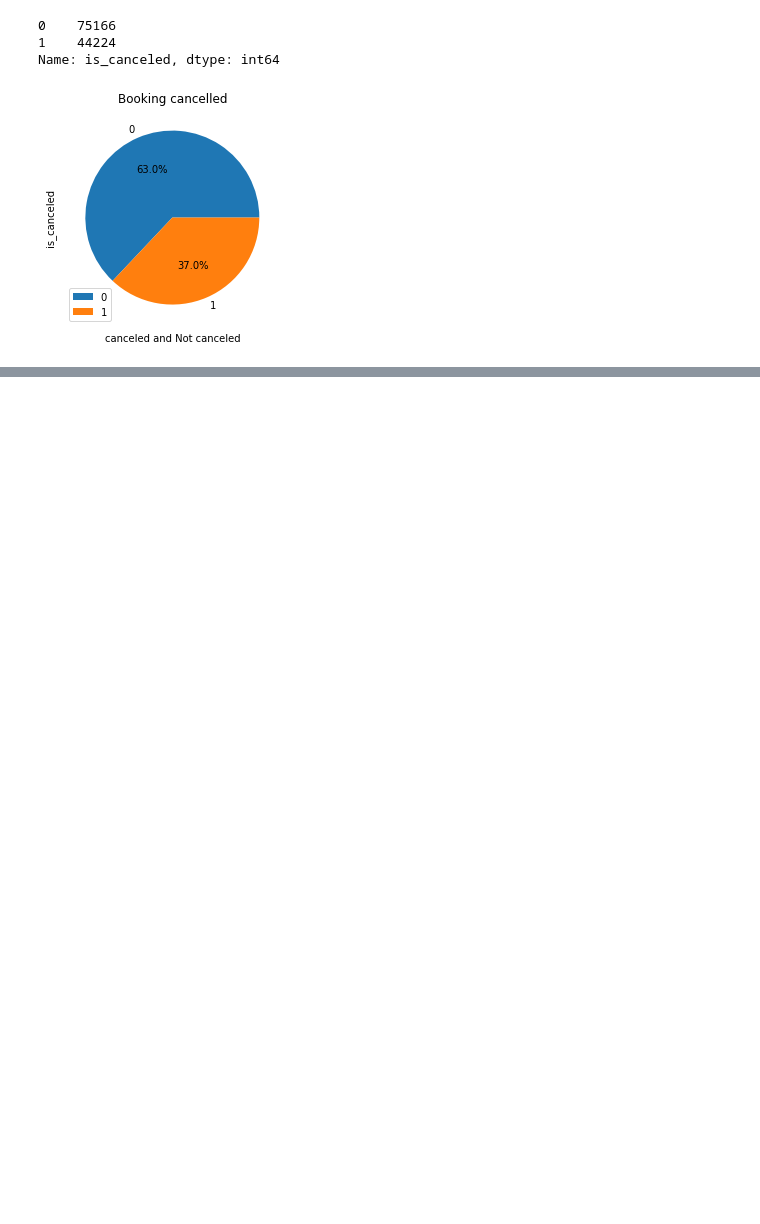
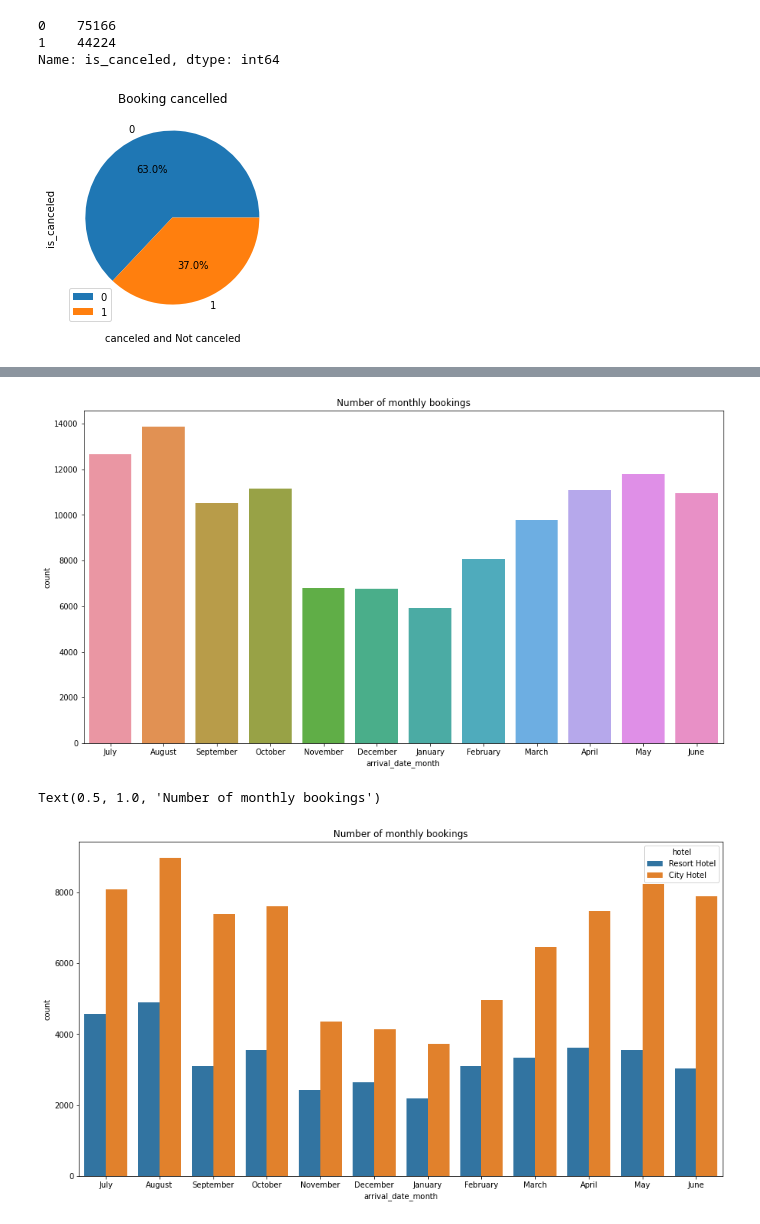
Before and after one commit to prathamesh1110/EDA-Capstone-1, a Jupyter notebook: projectEDA.ipynb, the cells around one changed output, grey strips where cells are left out. Drawn from its saved outputs; the diff is of its cells as text; code cells hidden in the pictures; blank space fills up the shorter version.

```diff
--- a/projectEDA.ipynb
+++ b/projectEDA.ipynb
@@ -214,0 +244,10 @@ plt.show()
+# %%
+plt.figure(figsize=(15,8))
+sns.countplot(x=df['arrival_date_month']).set_title('Number of monthly bookings')
+plt.show()
+plt.figure(figsize=(15,8))
+sns.countplot(x='arrival_date_month',hue='hotel',data=df).set_title('Number of monthly bookings')
+# %% [output]
+[figure, added]
+Text(0.5, 1.0, 'Number of monthly bookings')
+[figure, added]
```
Also changed, not shown: parts of 20 cells of this notebook.
